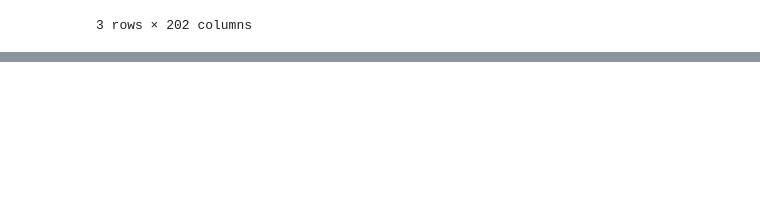
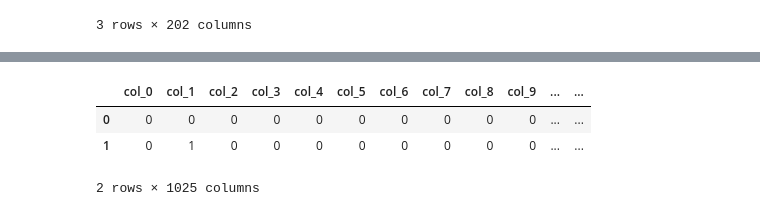
Before and after one commit to chriswilson2020/ML-For-PolymerChemistry, a Jupyter notebook: Polymer_ML.ipynb, the cells around one changed output, grey strips where cells are left out. Saved outputs shown, nothing was run; the diff lists cells and outputs as text; code cells hidden in the pictures; blank space fills up the shorter version.

```diff
--- a/Polymer_ML.ipynb
+++ b/Polymer_ML.ipynb
@@ -44,0 +123,10 @@ new_df.to_excel('cols.xslx')
+# %%
+new_df['Glass transition temperature_value_median'] = poly_data['Glass transition temperature_value_median']
+new_df.drop(['Unnamed: 0'], axis=1, inplace=True, errors='ignore')
+new_df = new_df[new_df['Glass transition temperature_value_median'].isna() == False]
+new_df.head(2)
+# %% [output]
+|  | col_0 | col_1 | col_2 | col_3 | col_4 | col_5 | col_6 | col_7 | col_8 | col_9 | ... | ... |
+| 0 | 0 | 0 | 0 | 0 | 0 | 0 | 0 | 0 | 0 | 0 | ... | ... |
+| 1 | 0 | 1 | 0 | 0 | 0 | 0 | 0 | 0 | 0 | 0 | ... | ... |
+2 rows × 1025 columns
```
Also changed, not shown: parts of 24 cells of this notebook.
